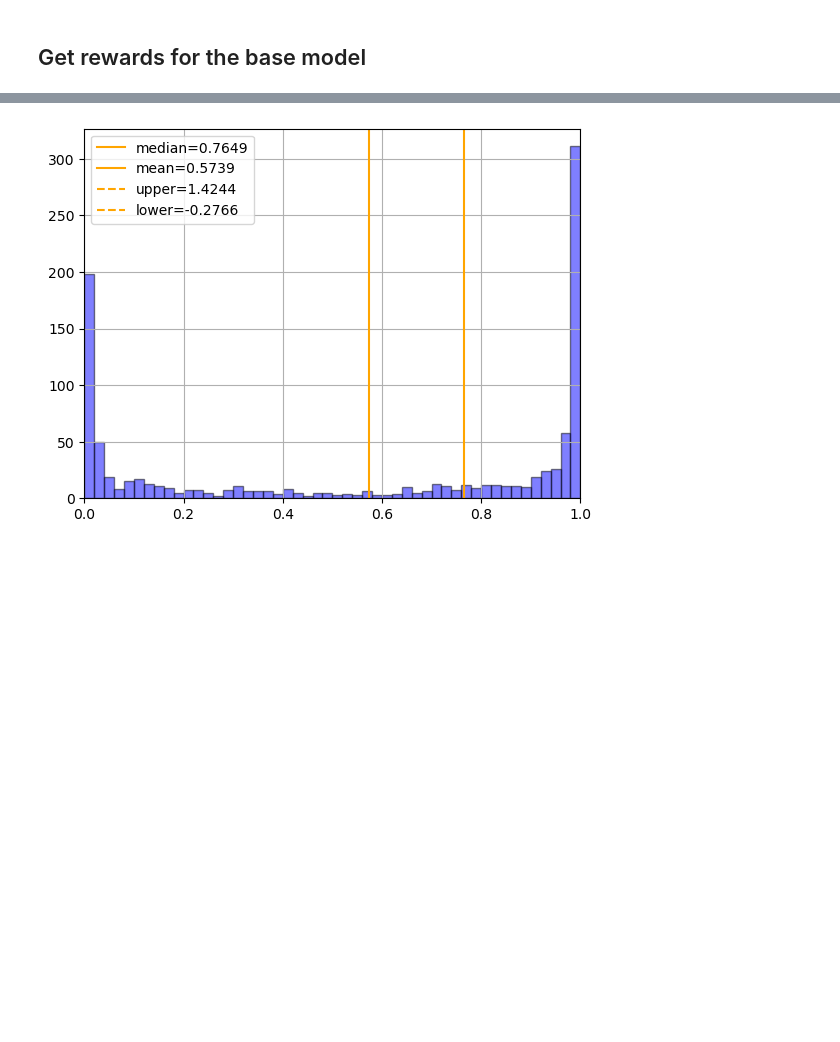
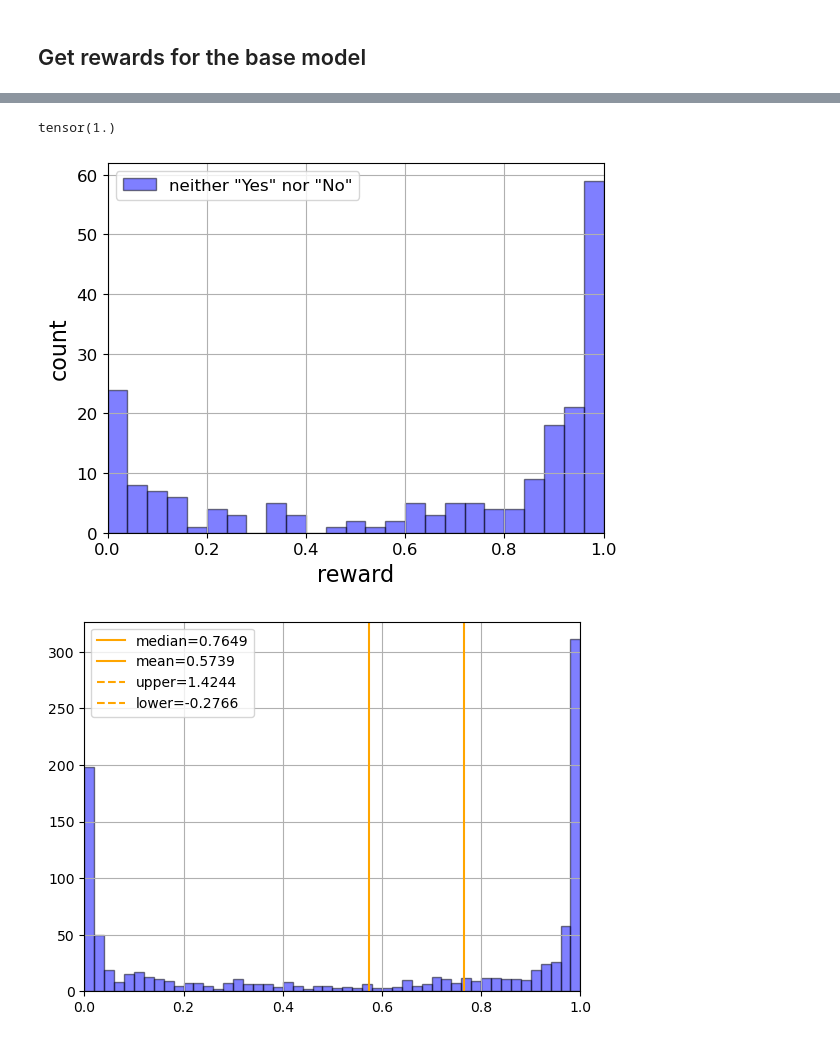
Before and after one commit to AugustasMacijauskas/mlmi-thesis, a Jupyter notebook: src/ppo/sandbox/get_rewards_baseline_qnli.ipynb, the cells around one changed output, grey strips where cells are left out. Cells and saved outputs as stored; diff of their text form; code cells hidden in the pictures; blank space fills up the shorter version.

```diff
--- a/src/ppo/sandbox/get_rewards_baseline_qnli.ipynb
+++ b/src/ppo/sandbox/get_rewards_baseline_qnli.ipynb
@@ -465,3 +492,44 @@ plt.savefig("outputs/reward_distribution_qnli_vicuna_v15.png", dpi=300)
+# %%
+label_fontsize = 16
+tick_fontsize = 12
+
+yes_no_mask = [is_answer_yes_no(o) for o in outputs]
+yes_no_mask = torch.tensor(yes_no_mask, dtype=torch.bool)
+
+print((correct_mask.sum() + incorrect_mask.sum() + (~yes_no_mask).sum()) / len(correct_mask))
+
+bins=25; color="blue"; secondary_color="orange"; alpha=0.5; xlim=[0, 1]
+
+# median = rewards.median()
+# mean = rewards.mean()
+# std = rewards.std()
+
+# Histogram of rewards with black borders
+plt.hist(
+    rewards[~yes_no_mask], bins=bins,
+    edgecolor="black", color=color, alpha=alpha,
+    label="neither \"Yes\" nor \"No\"",
+)
+
+# Set xlim to 0-1
+plt.xlim(xlim)
+
+plt.xlabel('reward', fontsize=label_fontsize)
+plt.ylabel('count', fontsize=label_fontsize)
+
+# Set the tick label font size
+plt.tick_params(axis='both', which='major', labelsize=tick_fontsize)
+
+# Grid
+plt.grid()
+
+# Legend
+plt.legend(fontsize=tick_fontsize)
+
+plt.savefig("outputs/reward_distribution_qnli_vicuna_v13_non_yes_no.png", dpi=300)
+# %% [output]
+tensor(1.)
+[figure, added]
 # %%
 # allowed_outputs = ["yes", "no", "Yes", "No", "YES", "NO"]
 # mask = torch.tensor([output in allowed_outputs for output in outputs])
```
Also changed, not shown: parts of 18 cells of this notebook, 6 other files.
